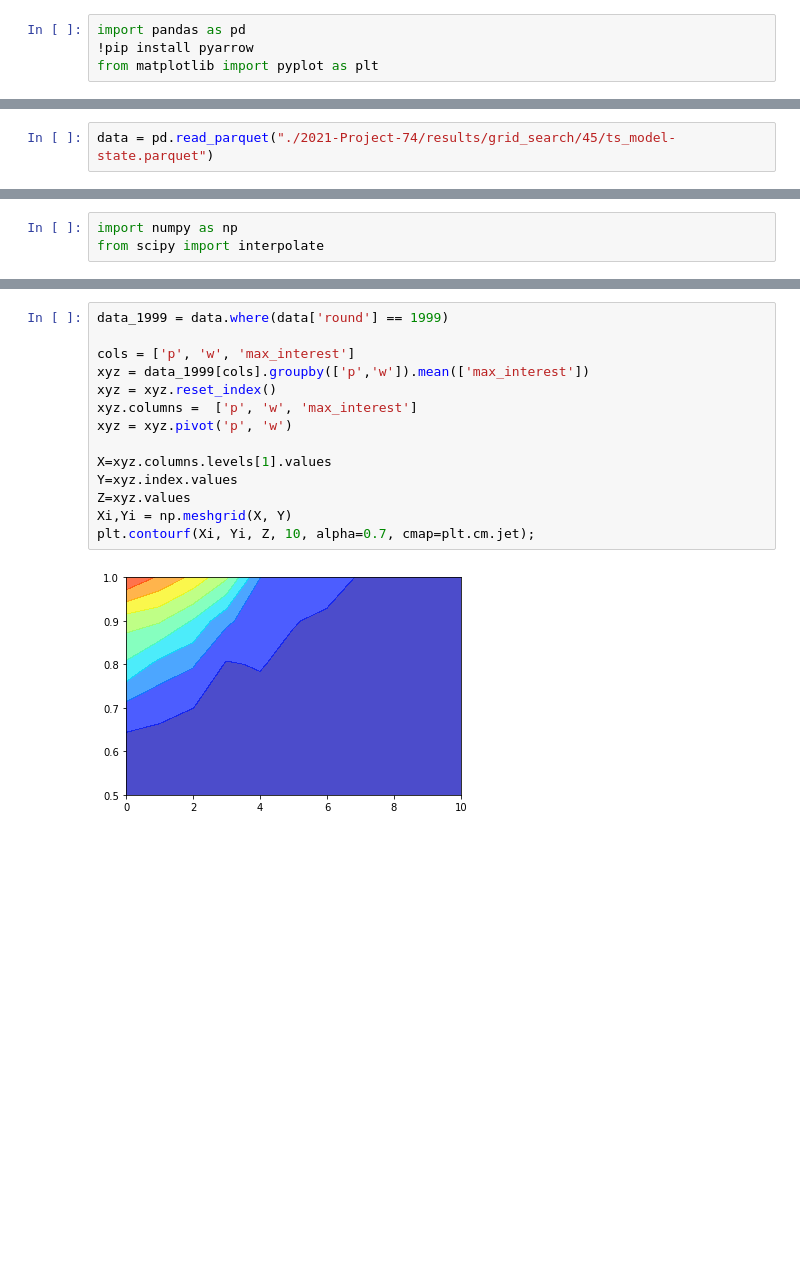
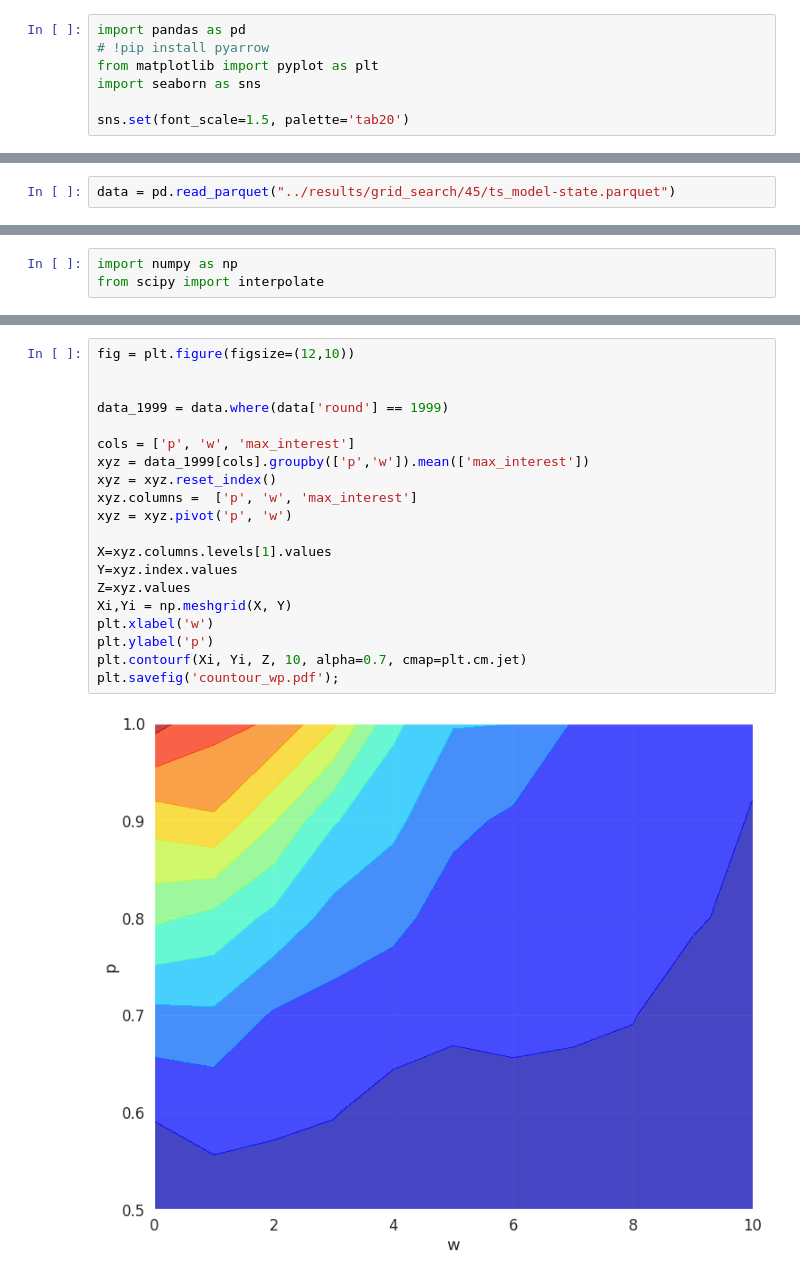
Before and after one commit to prog-autom/bandit-loops, a Jupyter notebook: notebooks/mldev_contour_plots.ipynb, the cells around one changed output, grey strips where cells are left out. Saved outputs shown, nothing was run; the diff lists cells and outputs as text; blank space fills up the shorter version.

```diff
--- a/notebooks/mldev_contour_plots.ipynb
+++ b/notebooks/mldev_contour_plots.ipynb
@@ -137,4 +1,7 @@ INFO:mldev:Running run_grid from ./experiment.yml
 # %%
 import pandas as pd
-!pip install pyarrow
+# !pip install pyarrow
 from matplotlib import pyplot as plt
+import seaborn as sns
+
+sns.set(font_scale=1.5, palette='tab20')
@@ -146,5 +8,5 @@ You should consider upgrading via the '/usr/bin/python3.6 -m pip install --upgra
 # %%
-data = pd.read_parquet("./2021-Project-74/results/grid_search/45/ts_model-state.parquet")
+data = pd.read_parquet("../results/grid_search/45/ts_model-state.parquet")
 # %%
 data['max_interest'] = data['interest'].apply(max)
 # %%
@@ -177,16 +49,22 @@ ax.scatter(Y, X, Z)
 # %%
+fig = plt.figure(figsize=(12,10))
+
+
 data_1999 = data.where(data['round'] == 1999)
 
 cols = ['p', 'w', 'max_interest']
 xyz = data_1999[cols].groupby(['p','w']).mean(['max_interest'])
 xyz = xyz.reset_index()
 xyz.columns =  ['p', 'w', 'max_interest']
 xyz = xyz.pivot('p', 'w')
 
 X=xyz.columns.levels[1].values
 Y=xyz.index.values
 Z=xyz.values
 Xi,Yi = np.meshgrid(X, Y)
-plt.contourf(Xi, Yi, Z, 10, alpha=0.7, cmap=plt.cm.jet);
+plt.xlabel('w')
+plt.ylabel('p')
+plt.contourf(Xi, Yi, Z, 10, alpha=0.7, cmap=plt.cm.jet)
+plt.savefig('countour_wp.pdf');
 # %% [output]
-[figure, old version]
+[figure, new version]
```
Also changed, not shown: parts of 13 cells of this notebook, 4 other files.
